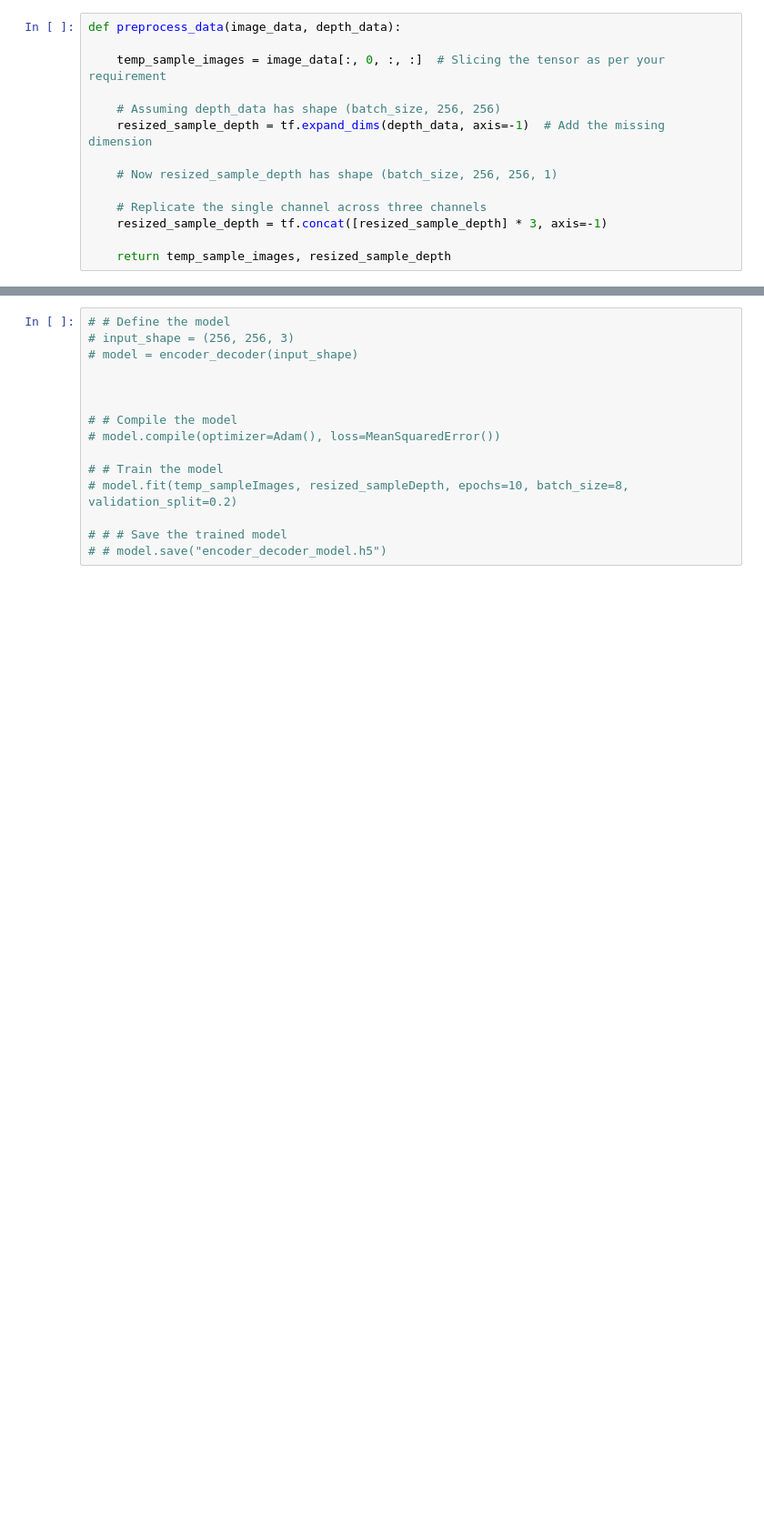
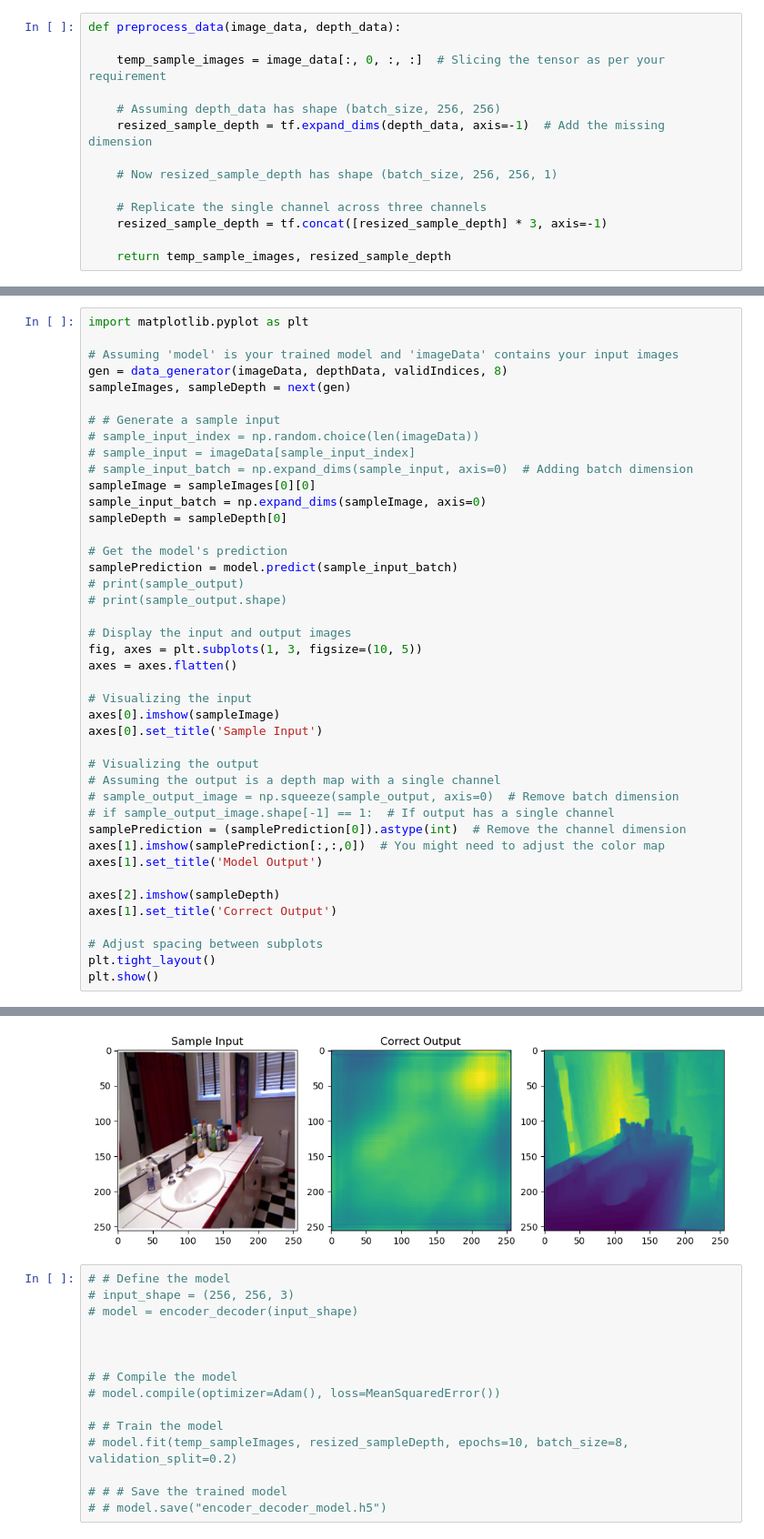
Before and after one commit to arigold24k/CS7050_AI_Robotics_GroupProject, a Jupyter notebook: dataLoading_v2.ipynb, the cells around one changed output, grey strips where cells are left out. Shown at 91% size. Saved outputs shown, nothing was run; the diff lists cells and outputs as text; blank space fills up the shorter version.

Commit message:
added prediction showing

```diff
--- a/dataLoading_v2.ipynb
+++ b/dataLoading_v2.ipynb
@@ -423,0 +421,43 @@ Error:
+# %%
+import matplotlib.pyplot as plt
+
+# Assuming 'model' is your trained model and 'imageData' contains your input images
+gen = data_generator(imageData, depthData, validIndices, 8)
+sampleImages, sampleDepth = next(gen)
+
+# # Generate a sample input
+# sample_input_index = np.random.choice(len(imageData))
+# sample_input = imageData[sample_input_index]
+# sample_input_batch = np.expand_dims(sample_input, axis=0)  # Adding batch dimension
+sampleImage = sampleImages[0][0]
+sample_input_batch = np.expand_dims(sampleImage, axis=0)
+sampleDepth = sampleDepth[0]
+
+# Get the model's prediction
+samplePrediction = model.predict(sample_input_batch)
+# print(sample_output)
+# print(sample_output.shape)
+
+# Display the input and output images
+fig, axes = plt.subplots(1, 3, figsize=(10, 5))
+axes = axes.flatten()
+
+# Visualizing the input
+axes[0].imshow(sampleImage)
+axes[0].set_title('Sample Input')
+
+# Visualizing the output
+# Assuming the output is a depth map with a single channel
+# sample_output_image = np.squeeze(sample_output, axis=0)  # Remove batch dimension
+# if sample_output_image.shape[-1] == 1:  # If output has a single channel
+samplePrediction = (samplePrediction[0]).astype(int)  # Remove the channel dimension
+axes[1].imshow(samplePrediction[:,:,0])  # You might need to adjust the color map
+axes[1].set_title('Model Output')
+
+axes[2].imshow(sampleDepth)
+axes[1].set_title('Correct Output')
+
+# Adjust spacing between subplots
+plt.tight_layout()
+plt.show()
+# %% [output]
@@ -424,3 +465,4 @@ Error:
+[figure, added]
 # %%
 # # Define the model
 # input_shape = (256, 256, 3)
```
Also changed, not shown: parts of 7 cells of this notebook.
